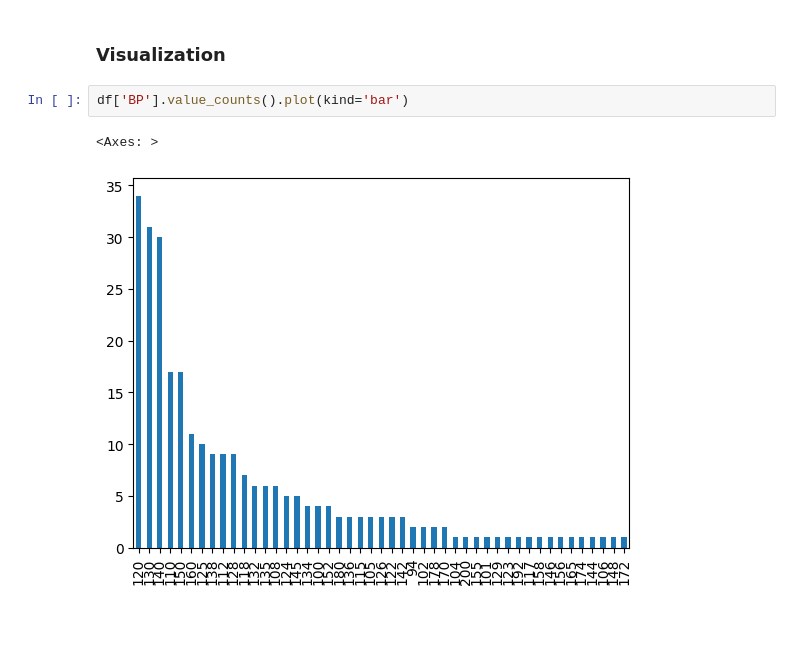
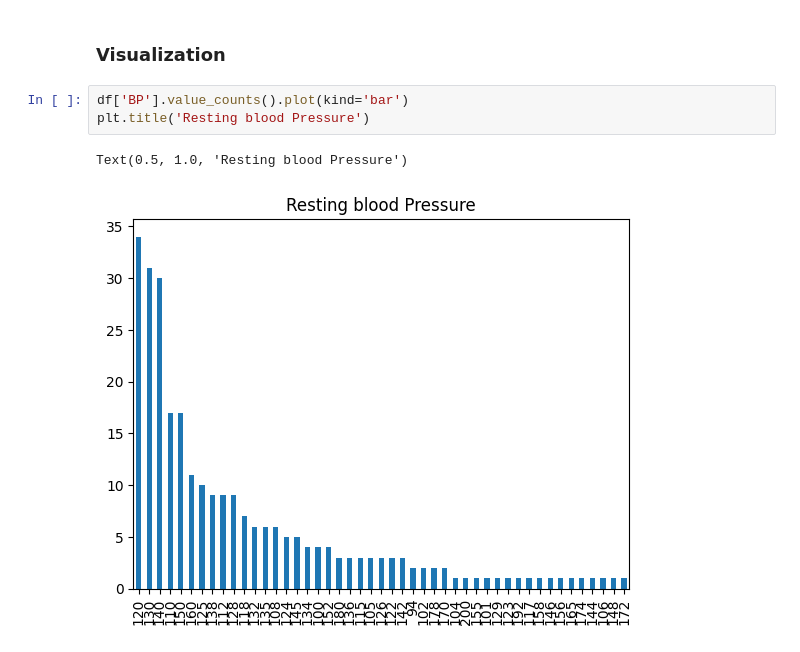
Before and after one commit to King-georges/Heart_Disease_Prediction_Project, a Jupyter notebook: Final_Heart_Disease_Prediction.ipynb, the cells around one changed output. Drawn from its saved outputs; the diff is of its cells as text; blank space fills up the shorter version.

Commit message:
Continued with visualization & data preprocessing

```diff
--- a/Final_Heart_Disease_Prediction.ipynb
+++ b/Final_Heart_Disease_Prediction.ipynb
@@ -206,6 +226,7 @@ dtype: bool
 ### Visualization
 # %%
 df['BP'].value_counts().plot(kind='bar')
+plt.title('Resting blood Pressure')
 # %% [output]
-<Axes: >
+Text(0.5, 1.0, 'Resting blood Pressure')
-[figure, old version]
+[figure, new version]
```
Also changed, not shown: parts of 14 cells of this notebook.
